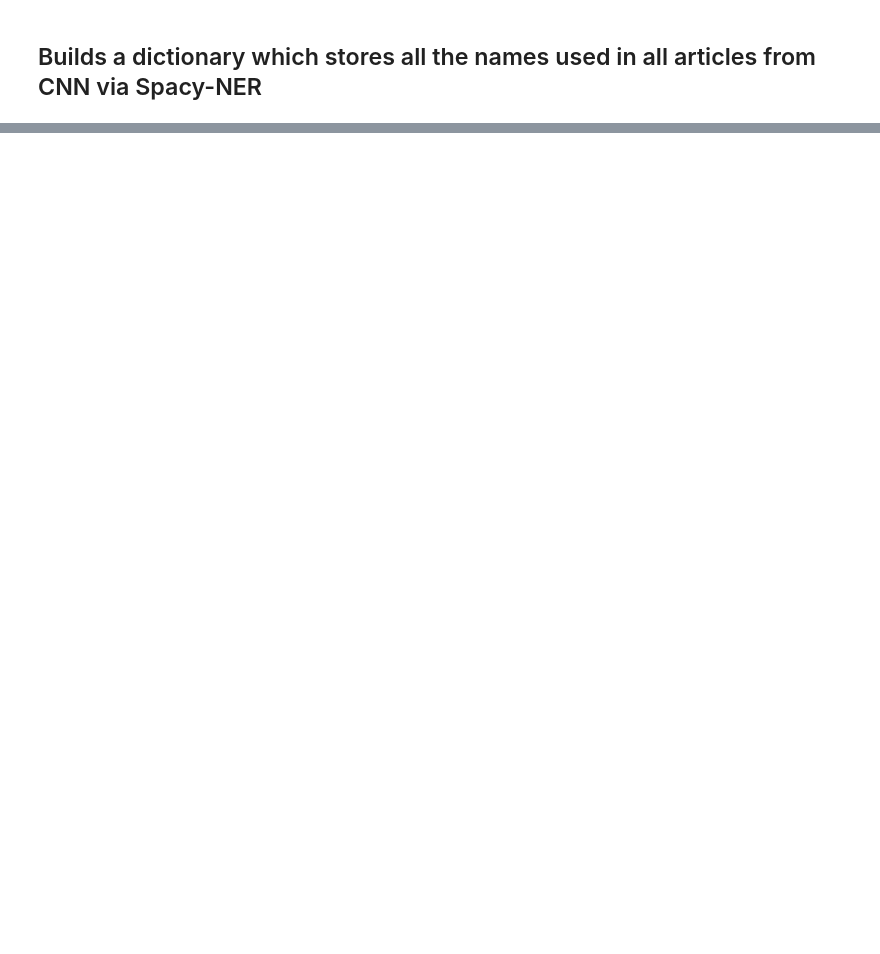
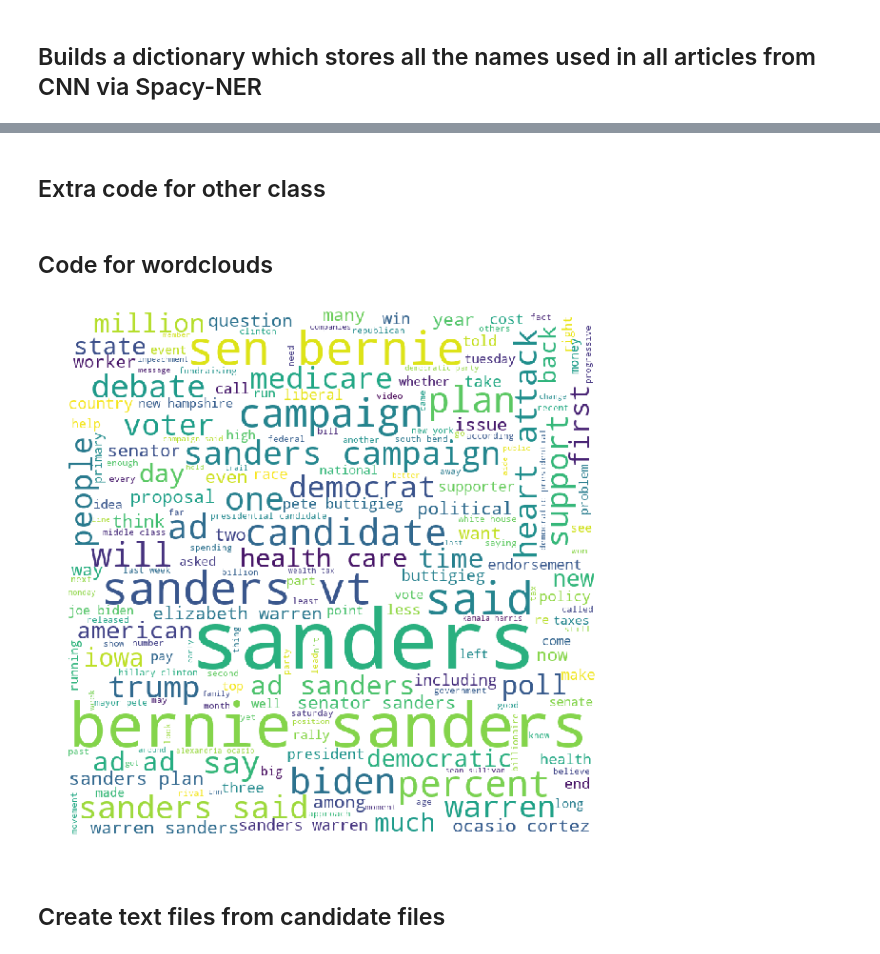
Before and after one commit to mburke65/Data_698_Final, a Jupyter notebook: code/naive_sent_analysis.ipynb, the cells around one changed output, grey strips where cells are left out. Saved outputs shown, nothing was run; the diff lists cells and outputs as text; code cells hidden in the pictures; blank space fills up the shorter version.

```diff
--- a/code/naive_sent_analysis.ipynb
+++ b/code/naive_sent_analysis.ipynb
@@ -387,10 +399,0 @@ candidate_names=newer_df['level_1'].unique()
-# %%
-from tabulate import tabulate
-import pandas as pd
-
-for cand in candidate_names:
-    ax = plt.subplot(111, frame_on=False) # no visible frame
-    ax.xaxis.set_visible(False)  # hide the x axis
-    ax.yaxis.set_visible(False)  # hide the y axis
-    table(ax, newer_df[newer_df['level_1']== cand])  # where df is your data frame
-    plt.savefig('mytable{}.png'.format(cand))
@@ -480,0 +465,2 @@ Name: MEAN, dtype: object
+# %% [markdown]
+## Extra code for other class
@@ -480,0 +518,56 @@ Name: MEAN, dtype: object
+# %%
+cand_mentions=joe_biden_mentions,bernie_mentions,Kamala_mentions,Warren_mentions
+for i,cand in enumerate(cand_mentions):
+    cand_text=''.join(cand)
+    text_file = open("{}.txt".format(i), "w",encoding="utf-8")
+    text_file.write(cand_text)
+    text_file.close()
+# %% [markdown]
+## Code for wordclouds
+# %%
+
+#stop_words = ["sanders", "bernie"] + list(STOPWORDS)
+stop_words=  list(STOPWORDS)
+
+from wordcloud import WordCloud, STOPWORDS
+import matplotlib.pyplot as plt
+import pandas as pd
+
+# Reads 'Youtube04-Eminem.csv' file
+#df = pd.read_csv(r"Youtube04-Eminem.csv", encoding ="latin-1")
+
+
+comment_words = ' '
+stopwords = set(STOPWORDS)
+
+# iterate through the csv file
+for val in tokeniz:
+
+    # typecaste each val to string
+    val = str(val)
+
+    # split the value
+    tokens = val.split(" ")
+
+    # Converts each token into lowercase
+    for i in range(len(tokens)):
+        tokens[i] = tokens[i].lower()
+
+    for words in tokens:
+        comment_words = comment_words + words + ' '
+
+
+wordcloud = WordCloud(width = 800, height = 800,
+                background_color ='white',
+                stopwords = stop_words,
+                min_font_size = 10).generate(comment_words)
+ ##collocations=False|
+# plot the WordCloud image
+plt.figure(figsize = (8, 8), facecolor = None)
+plt.imshow(wordcloud)
+plt.axis("off")
+plt.tight_layout(pad = 0)
+
+plt.show()
+# %% [output]
+[figure, added]
@@ -480,0 +615,2 @@ Name: MEAN, dtype: object
+# %% [markdown]
+## Create text files from candidate files
```
Also changed, not shown: parts of 38 cells of this notebook.
